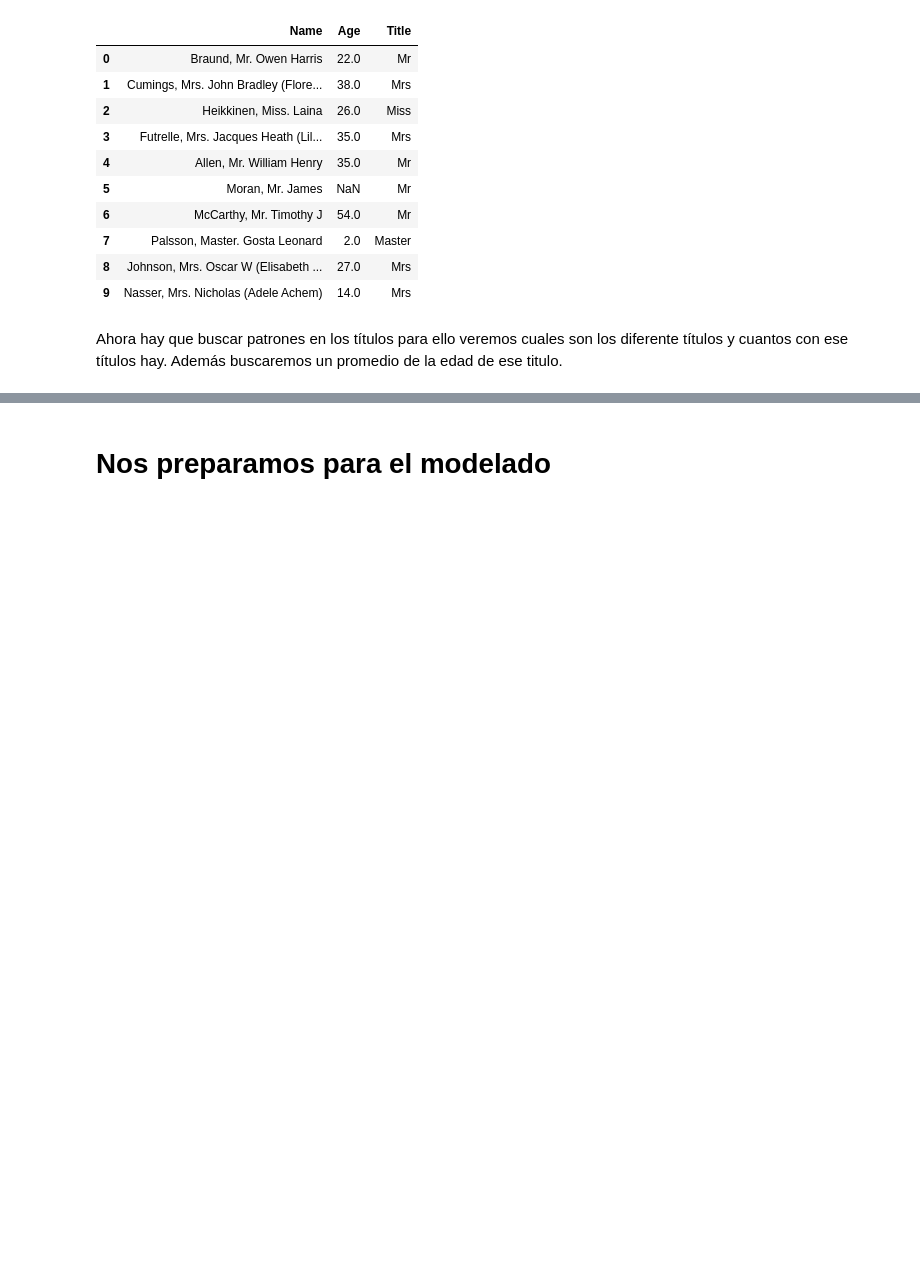
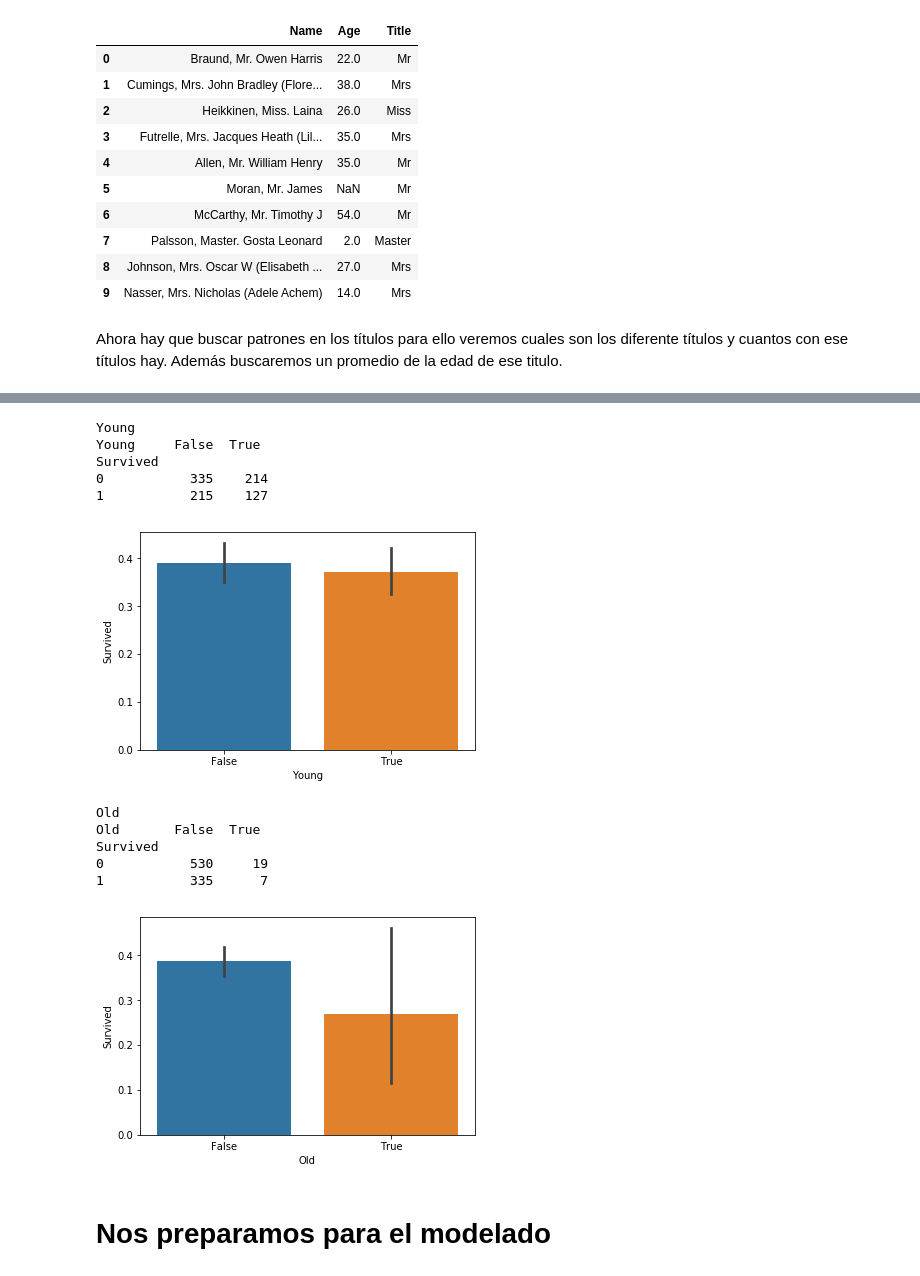
Before and after one commit to eamanu/Titanic, a Jupyter notebook: Titanic Challenge.ipynb, the cells around one changed output, grey strips where cells are left out. Saved outputs shown, nothing was run; the diff lists cells and outputs as text; code cells hidden in the pictures; blank space fills up the shorter version.

```diff
--- a/Titanic Challenge.ipynb
+++ b/Titanic Challenge.ipynb
@@ -801,3 +826,27 @@ plt.show()
+# %%
+print("Young")
+tab =  pd.crosstab(train['Survived'], train['Young'])
+print(tab)
+sns.barplot('Young', 'Survived', data=train)
+plt.show()
+print("Old")
+tab =  pd.crosstab(train['Survived'], train['Old'])
+print(tab)
+sns.barplot('Old', 'Survived', data=train)
+plt.show()
+# %% [output]
+Young
+Young     False  True
+Survived
+0           335    214
+1           215    127
+[figure, added]
+Old
+Old       False  True
+Survived
+0           530     19
+1           335      7
+[figure, added]
 # %% [markdown]
 # Nos preparamos para el modelado
 # %% [markdown]
```
Also changed, not shown: parts of 22 cells of this notebook.
